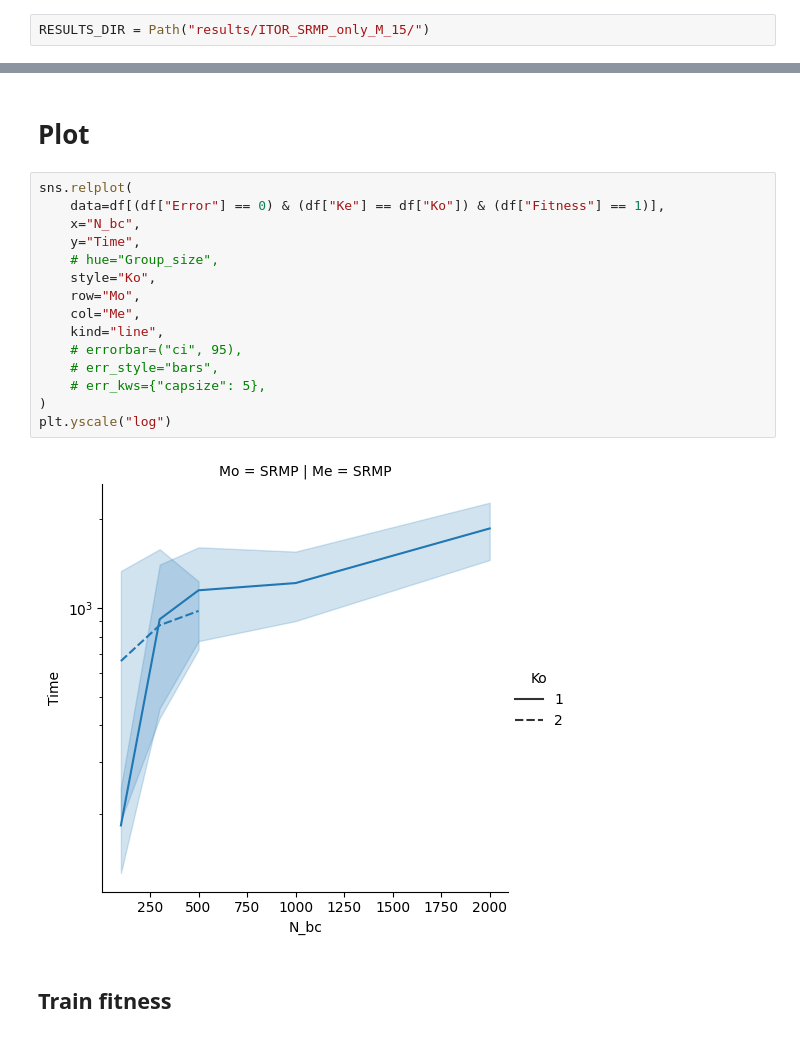
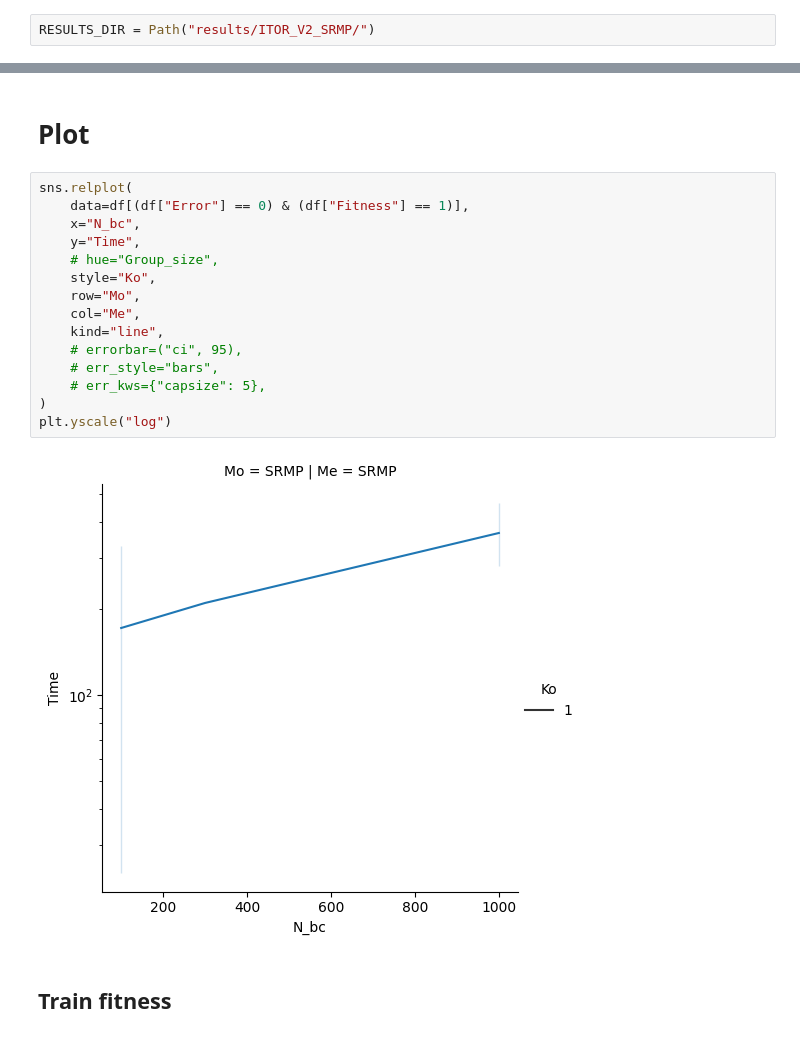
Before and after one commit to yjourdin/these, a Jupyter notebook: plot_results.ipynb, the cells around one changed output, grey strips where cells are left out. Drawn from its saved outputs; the diff is of its cells as text.

```diff
--- a/plot_results.ipynb
+++ b/plot_results.ipynb
@@ -9,7 +9,7 @@ from matplotlib.ticker import PercentFormatter, MultipleLocator
 # %% [markdown]
 # Results directory
 # %%
-RESULTS_DIR = Path("results/ITOR_SRMP_only_M_15/")
+RESULTS_DIR = Path("results/ITOR_V2_SRMP/")
 # %% [markdown]
 # File
 # %%
@@ -84,21 +84,21 @@ df[(df["Error"] == 0) & (df["Ke"] == df["Ko"])]
 # Plot
 # %%
 sns.relplot(
-    data=df[(df["Error"] == 0) & (df["Ke"] == df["Ko"]) & (df["Fitness"] == 1)],
+    data=df[(df["Error"] == 0) & (df["Fitness"] == 1)],
     x="N_bc",
     y="Time",
     # hue="Group_size",
     style="Ko",
     row="Mo",
     col="Me",
     kind="line",
     # errorbar=("ci", 95),
     # err_style="bars",
     # err_kws={"capsize": 5},
 )
 plt.yscale("log")
 # %% [output]
-[figure, old version]
+[figure, new version]
 # %% [markdown]
 ## Train fitness
 # %%
```
Also changed, not shown: parts of 1 cell of this notebook, 6 other files.
